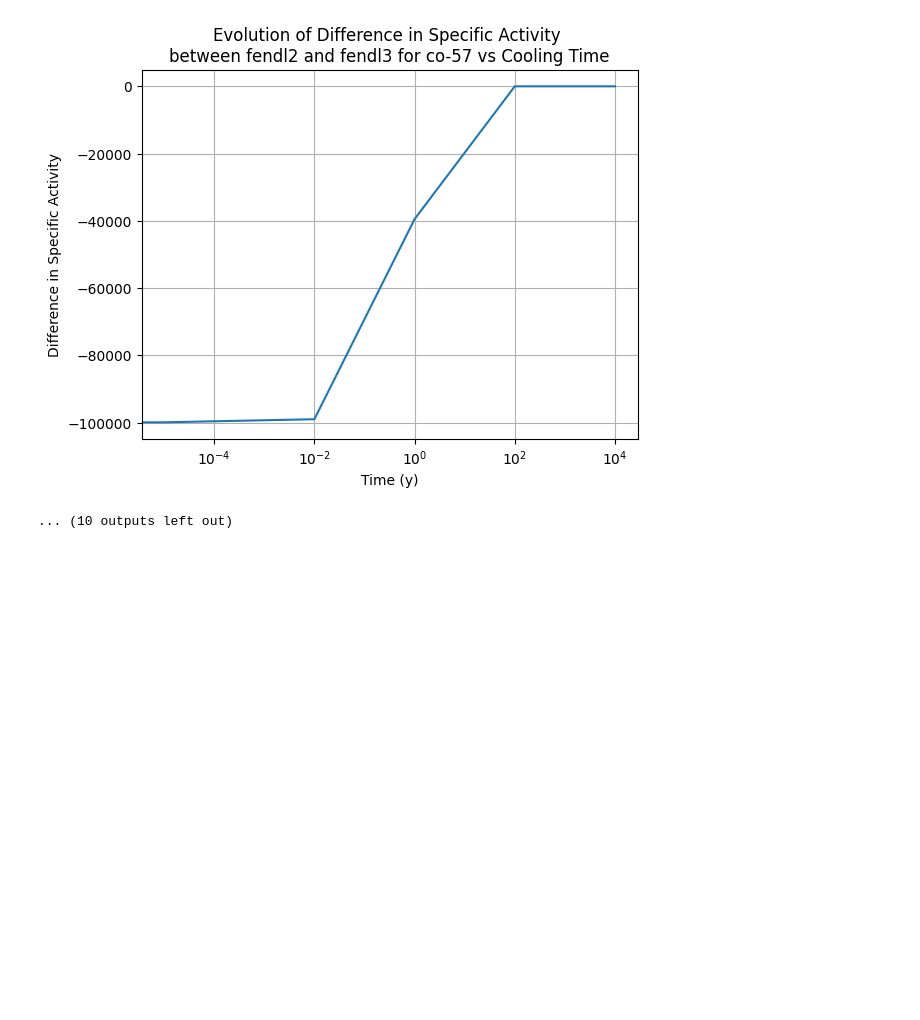
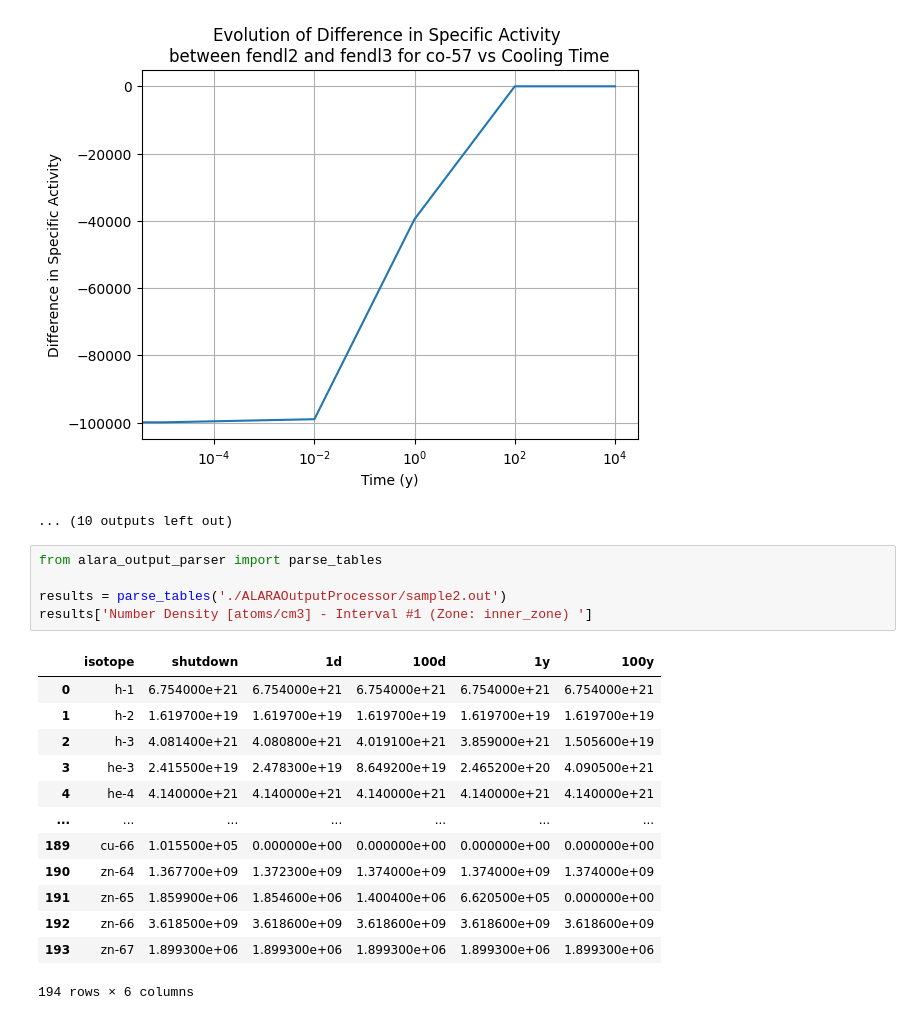
Before and after one commit to svalinn/ALARA, a Jupyter notebook: tools/single_nuc_notebook.ipynb, the cells around one changed output. Saved outputs shown, nothing was run; the diff lists cells and outputs as text; blank space fills up the shorter version.

```diff
--- a/tools/single_nuc_notebook.ipynb
+++ b/tools/single_nuc_notebook.ipynb
@@ -194,3 +223,22 @@ for isotope in unique_isotopes['fendl2'].keys():
 [figure]
 [figure]
 ... (10 outputs left out)
+# %%
+from alara_output_parser import parse_tables
+
+results = parse_tables('./ALARAOutputProcessor/sample2.out')
+results['Number Density [atoms/cm3] - Interval #1 (Zone: inner_zone) ']
+# %% [output]
+|  | isotope | shutdown | 1d | 100d | 1y | 100y |
+| 0 | h-1 | 6.754000e+21 | 6.754000e+21 | 6.754000e+21 | 6.754000e+21 | 6.754000e+21 |
+| 1 | h-2 | 1.619700e+19 | 1.619700e+19 | 1.619700e+19 | 1.619700e+19 | 1.619700e+19 |
+| 2 | h-3 | 4.081400e+21 | 4.080800e+21 | 4.019100e+21 | 3.859000e+21 | 1.505600e+19 |
+| 3 | he-3 | 2.415500e+19 | 2.478300e+19 | 8.649200e+19 | 2.465200e+20 | 4.090500e+21 |
+| 4 | he-4 | 4.140000e+21 | 4.140000e+21 | 4.140000e+21 | 4.140000e+21 | 4.140000e+21 |
+| ... | ... | ... | ... | ... | ... | ... |
+| 189 | cu-66 | 1.015500e+05 | 0.000000e+00 | 0.000000e+00 | 0.000000e+00 | 0.000000e+00 |
+| 190 | zn-64 | 1.367700e+09 | 1.372300e+09 | 1.374000e+09 | 1.374000e+09 | 1.374000e+09 |
+| 191 | zn-65 | 1.859900e+06 | 1.854600e+06 | 1.400400e+06 | 6.620500e+05 | 0.000000e+00 |
+| 192 | zn-66 | 3.618500e+09 | 3.618600e+09 | 3.618600e+09 | 3.618600e+09 | 3.618600e+09 |
+| 193 | zn-67 | 1.899300e+06 | 1.899300e+06 | 1.899300e+06 | 1.899300e+06 | 1.899300e+06 |
+194 rows × 6 columns
```
Also changed, not shown: parts of 7 cells of this notebook, 2 other files.
